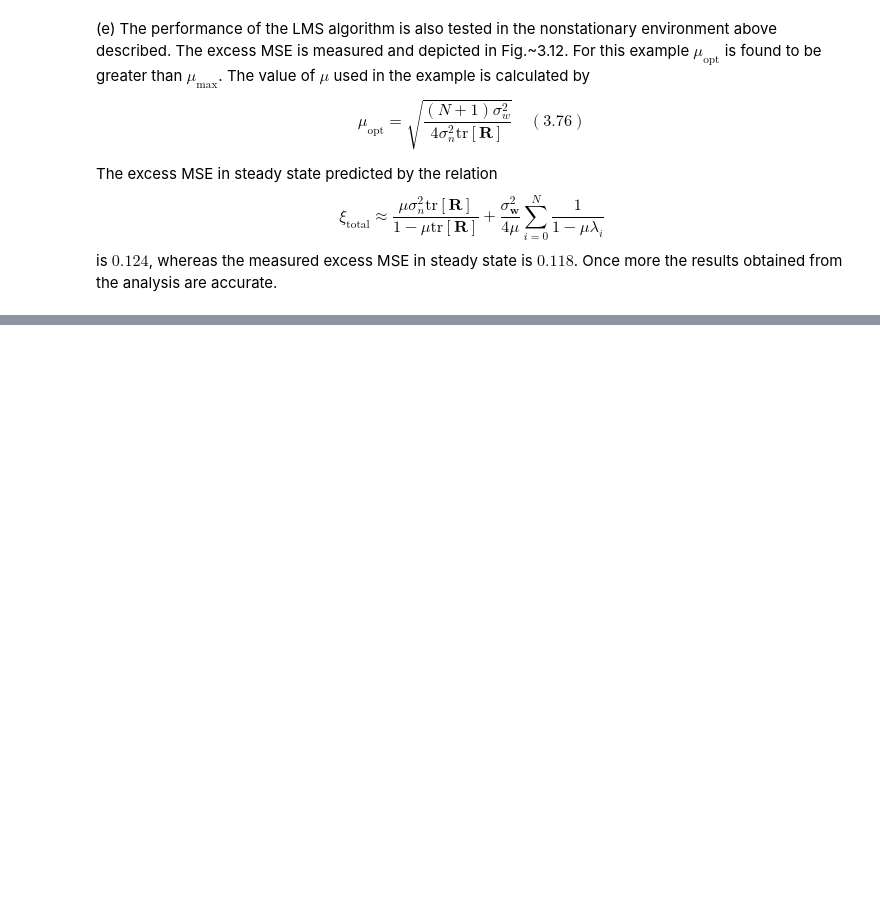
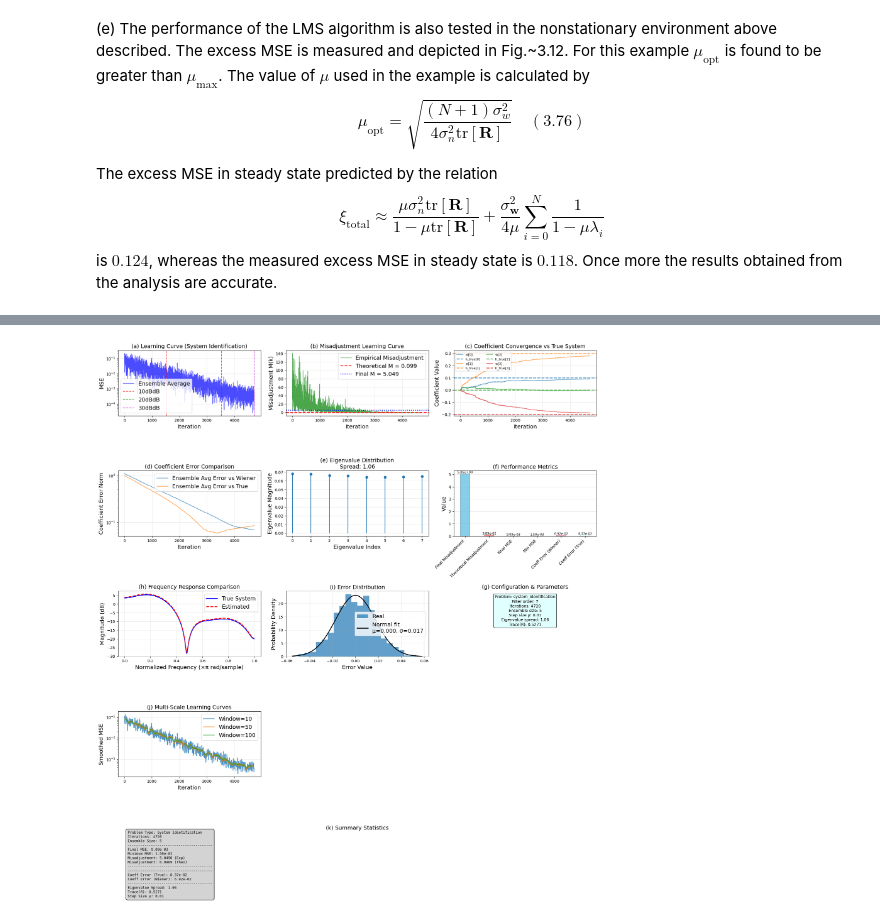
Before and after one commit to murumura/adsp, a Jupyter notebook: Chap3.ipynb, the cells around one changed output, grey strips where cells are left out. Drawn from its saved outputs; the diff is of its cells as text; code cells hidden in the pictures; blank space fills up the shorter version.

```diff
--- a/Chap3.ipynb
+++ b/Chap3.ipynb
@@ -919,21 +833,0 @@ Stability bound (1/tr[R]): 0.125000
-# %%
-# Create LMS filter
-lms = jaxfilter.LMS(mu=mu, filter_order=filter_order)
-
-# Create time-varying signal generator
-gen_signals_fn = create_example3_6_2e_generator(
-    lambda_w=lambda_w,
-    sigma_w2=sigma_w2,
-    sigma_x2=sigma_x2,
-    sigma_n2=sigma_n2
-)
-
-# Create time-varying system identification with problem parameters
-tv_sysid = jaxfilter.TimeVaryingSystemIdentification(
-    lms=lms,
-    gen_signals_fn=gen_signals_fn,
-    sigma_w2=sigma_w2,
-    sigma_n2=sigma_n2
-)
-# Run adaptation
-w_hist, e_hist, metrics, h_true_tv = tv_sysid.run(n_samples=n_samples)
@@ -941,0 +969,6 @@ ValueError: scan got values with different leading axis sizes: 2007, 2007, 2001.
+# %%
+# Plot single trial results
+fig = jaxfilter.plot_results(w_hist, e_hist, metrics)
+save_fig("lms_ex3-6-2-e")
+# %% [output]
+[figure, added]
```
Also changed, not shown: parts of 15 cells of this notebook, 13 other files.
